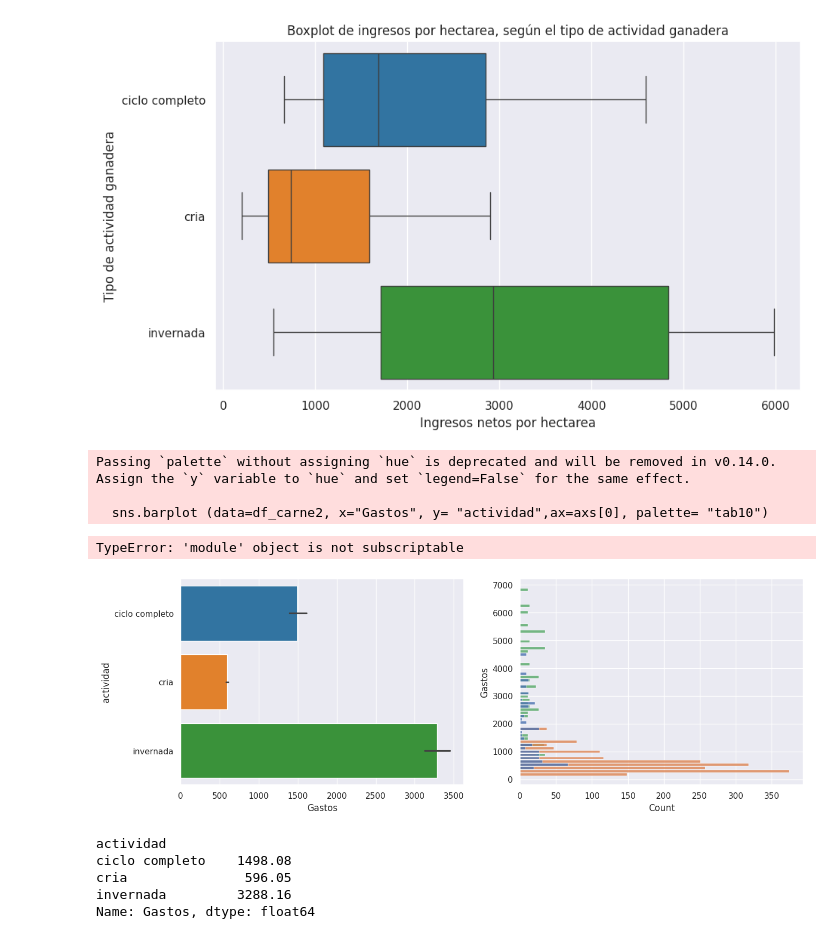
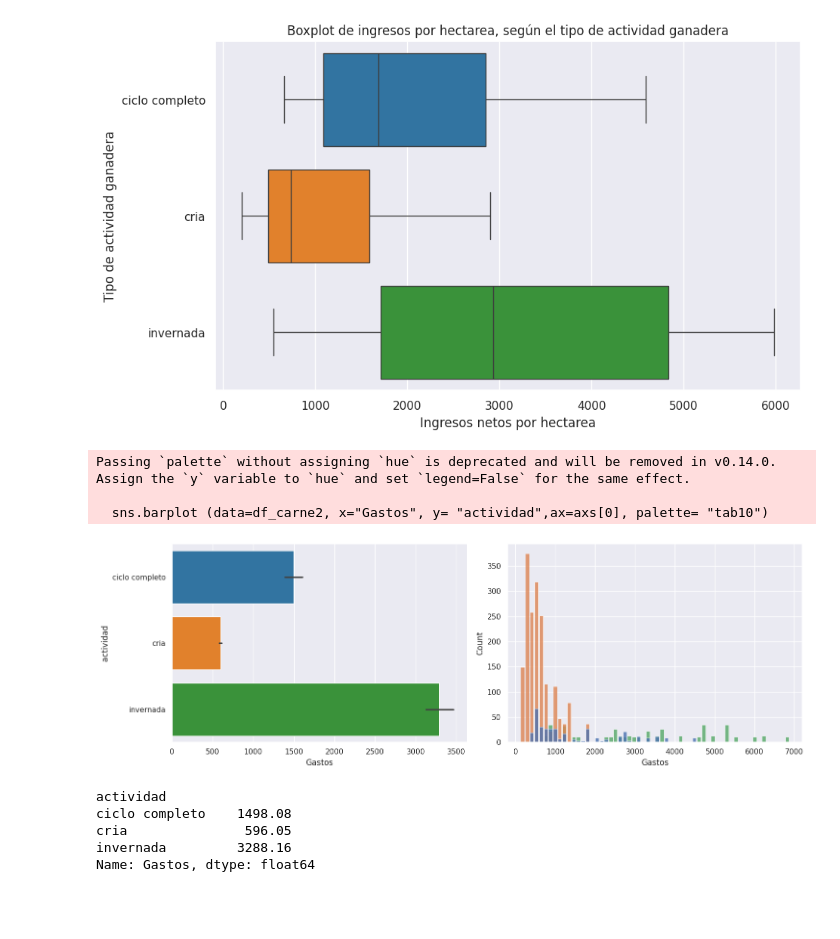
Before and after one commit to JuanSol26/Coderhouse-Solinas, a Jupyter notebook: Trabajo_Coder_Solinas.ipynb, the cells around one changed output. Saved outputs shown, nothing was run; the diff lists cells and outputs as text; code cells hidden in the pictures; blank space fills up the shorter version.

```diff
--- a/Trabajo_Coder_Solinas.ipynb
+++ b/Trabajo_Coder_Solinas.ipynb
@@ -195,19 +293,15 @@ Passing `palette` without assigning `hue` is deprecated and will be removed in v
 # %%
 f,axs= plt.subplots (1,2,figsize=(15,5), gridspec_kw=dict(width_ratios=[10,10]))
 sns.set_theme(style="darkgrid")
 sns.barplot (data=df_carne2, x="Gastos", y= "actividad",ax=axs[0], palette= "tab10")
-sns.histplot (data=df_carne2,y="Gastos", hue= "actividad", shrink=.8,alpha=.8, legend = False, ax=axs[1])
-plt[1].set_title("Calculo de gastos según tipo de actividad")
-ax[2].set_xlabel ("año")
-
-
+sns.histplot (data=df_carne2,x="Gastos", hue= "actividad", shrink=.8,alpha=.8, legend = False, ax=axs[1])
+f.tight_layout()
 plt.show()
 # %% [output]
 Passing `palette` without assigning `hue` is deprecated and will be removed in v0.14.0. Assign the `y` variable to `hue` and set `legend=False` for the same effect.
 
   sns.barplot (data=df_carne2, x="Gastos", y= "actividad",ax=axs[0], palette= "tab10")
-TypeError: 'module' object is not subscriptable
-[figure, old version]
+[figure, new version]
 # %%
 group = df_carne2.groupby("actividad")["Gastos"].mean().round(2)
 
```
Also changed, not shown: parts of 22 cells of this notebook.
